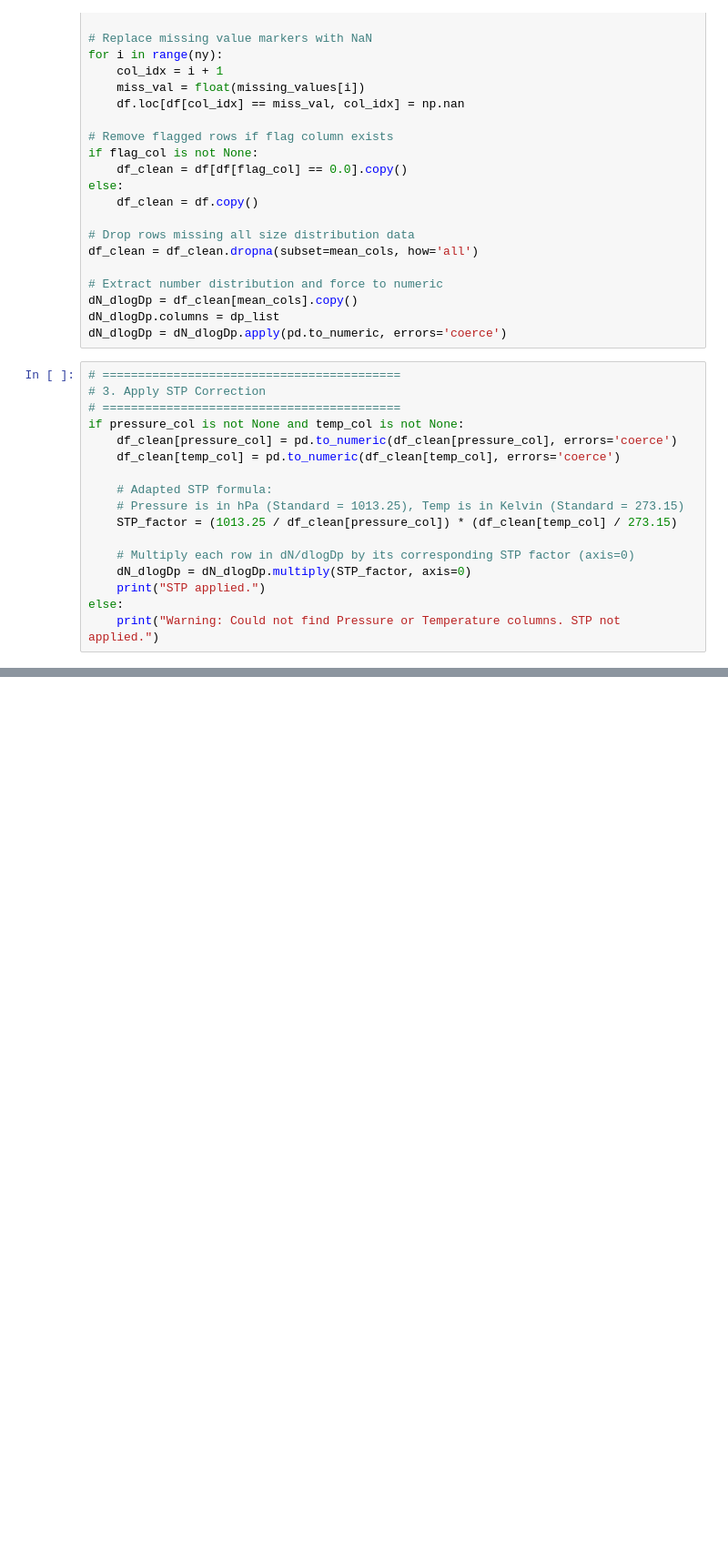
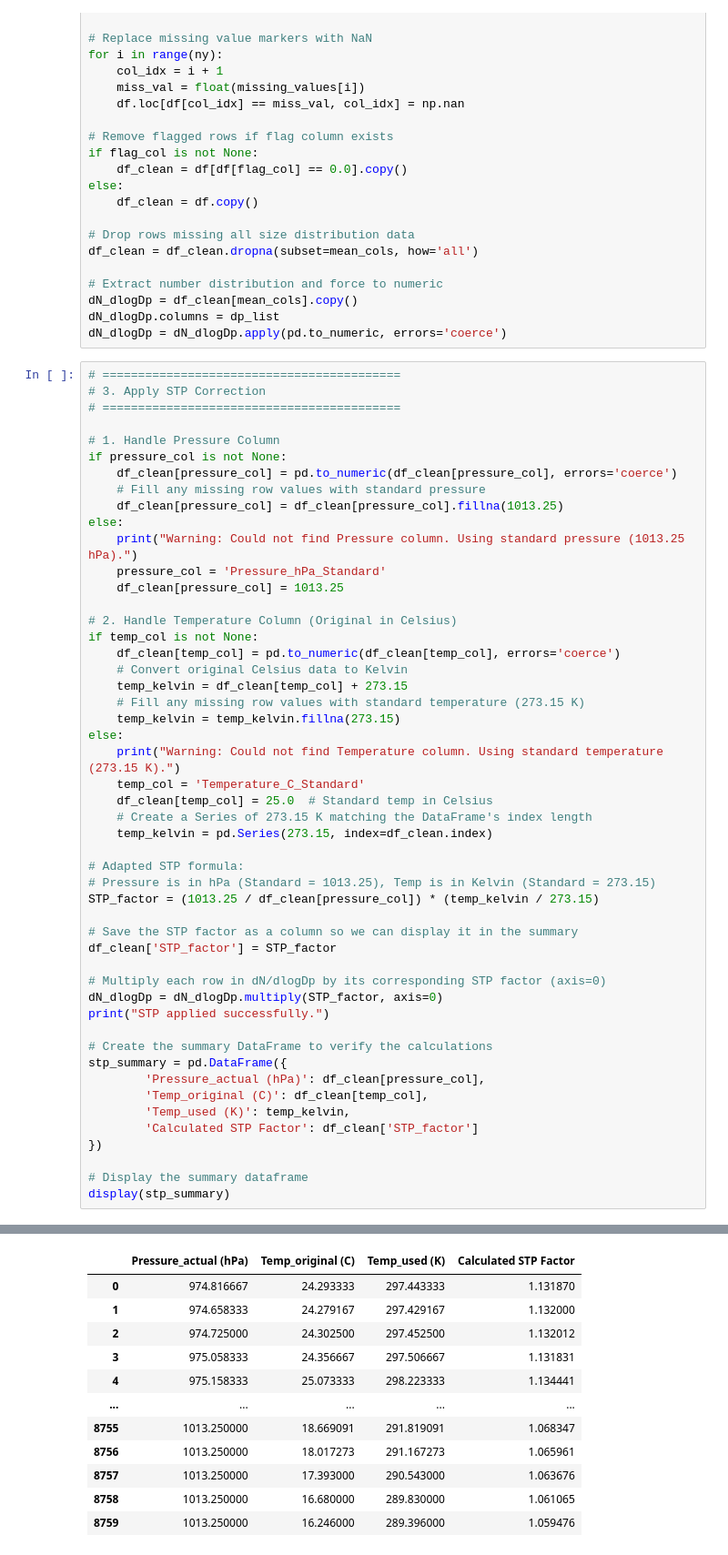
Before and after one commit to georgia-rg/pm01_seasonality, a Jupyter notebook: actris_data.ipynb, the cells around one changed output, grey strips where cells are left out. Shown at 91% size. Drawn from its saved outputs; the diff is of its cells as text; blank space fills up the shorter version.

```diff
--- a/actris_data.ipynb
+++ b/actris_data.ipynb
@@ -90,16 +92,50 @@ dN_dlogDp = dN_dlogDp.apply(pd.to_numeric, errors='coerce')
 # ==========================================
 # 3. Apply STP Correction
 # ==========================================
-if pressure_col is not None and temp_col is not None:
+
+# 1. Handle Pressure Column
+if pressure_col is not None:
     df_clean[pressure_col] = pd.to_numeric(df_clean[pressure_col], errors='coerce')
+    # Fill any missing row values with standard pressure
+    df_clean[pressure_col] = df_clean[pressure_col].fillna(1013.25)
+else:
+    print("Warning: Could not find Pressure column. Using standard pressure (1013.25 hPa).")
+    pressure_col = 'Pressure_hPa_Standard'
+    df_clean[pressure_col] = 1013.25
+
+# 2. Handle Temperature Column (Original in Celsius)
+if temp_col is not None:
     df_clean[temp_col] = pd.to_numeric(df_clean[temp_col], errors='coerce')
+    # Convert original Celsius data to Kelvin
+    temp_kelvin = df_clean[temp_col] + 273.15
+    # Fill any missing row values with standard temperature (273.15 K)
+    temp_kelvin = temp_kelvin.fillna(273.15)
+else:
+    print("Warning: Could not find Temperature column. Using standard temperature (273.15 K).")
+    temp_col = 'Temperature_C_Standard'
+    df_clean[temp_col] = 25.0  # Standard temp in Celsius
+    # Create a Series of 273.15 K matching the DataFrame's index length
+    temp_kelvin = pd.Series(273.15, index=df_clean.index)
 
-    # Adapted STP formula:
-    # Pressure is in hPa (Standard = 1013.25), Temp is in Kelvin (Standard = 273.15)
-    STP_factor = (1013.25 / df_clean[pressure_col]) * (df_clean[temp_col] / 273.15)
+# Adapted STP formula:
+# Pressure is in hPa (Standard = 1013.25), Temp is in Kelvin (Standard = 273.15)
+STP_factor = (1013.25 / df_clean[pressure_col]) * (temp_kelvin / 273.15)
 
-    # Multiply each row in dN/dlogDp by its corresponding STP factor (axis=0)
-    dN_dlogDp = dN_dlogDp.multiply(STP_factor, axis=0)
-    print("STP applied.")
-else:
-    print("Warning: Could not find Pressure or Temperature columns. STP not applied.")
+# Save the STP factor as a column so we can display it in the summary
+df_clean['STP_factor'] = STP_factor
+
+# Multiply each row in dN/dlogDp by its corresponding STP factor (axis=0)
+dN_dlogDp = dN_dlogDp.multiply(STP_factor, axis=0)
+print("STP applied successfully.")
+
+# Create the summary DataFrame to verify the calculations
+stp_summary = pd.DataFrame({
+        'Pressure_actual (hPa)': df_clean[pressure_col],
+        'Temp_original (C)': df_clean[temp_col],
+        'Temp_used (K)': temp_kelvin,
+        'Calculated STP Factor': df_clean['STP_factor']
+})
+
+# Display the summary dataframe
+display(stp_summary)
+# %% [output]
@@ -105,0 +143,12 @@ else:
+|  | Pressure_actual (hPa) | Temp_original (C) | Temp_used (K) | Calculated STP Factor |
+| 0 | 974.816667 | 24.293333 | 297.443333 | 1.131870 |
+| 1 | 974.658333 | 24.279167 | 297.429167 | 1.132000 |
+| 2 | 974.725000 | 24.302500 | 297.452500 | 1.132012 |
+| 3 | 975.058333 | 24.356667 | 297.506667 | 1.131831 |
+| 4 | 975.158333 | 25.073333 | 298.223333 | 1.134441 |
+| ... | ... | ... | ... | ... |
+| 8755 | 1013.250000 | 18.669091 | 291.819091 | 1.068347 |
+| 8756 | 1013.250000 | 18.017273 | 291.167273 | 1.065961 |
+| 8757 | 1013.250000 | 17.393000 | 290.543000 | 1.063676 |
+| 8758 | 1013.250000 | 16.680000 | 289.830000 | 1.061065 |
+| 8759 | 1013.250000 | 16.246000 | 289.396000 | 1.059476 |
```
Also changed, not shown: parts of 6 cells of this notebook.
